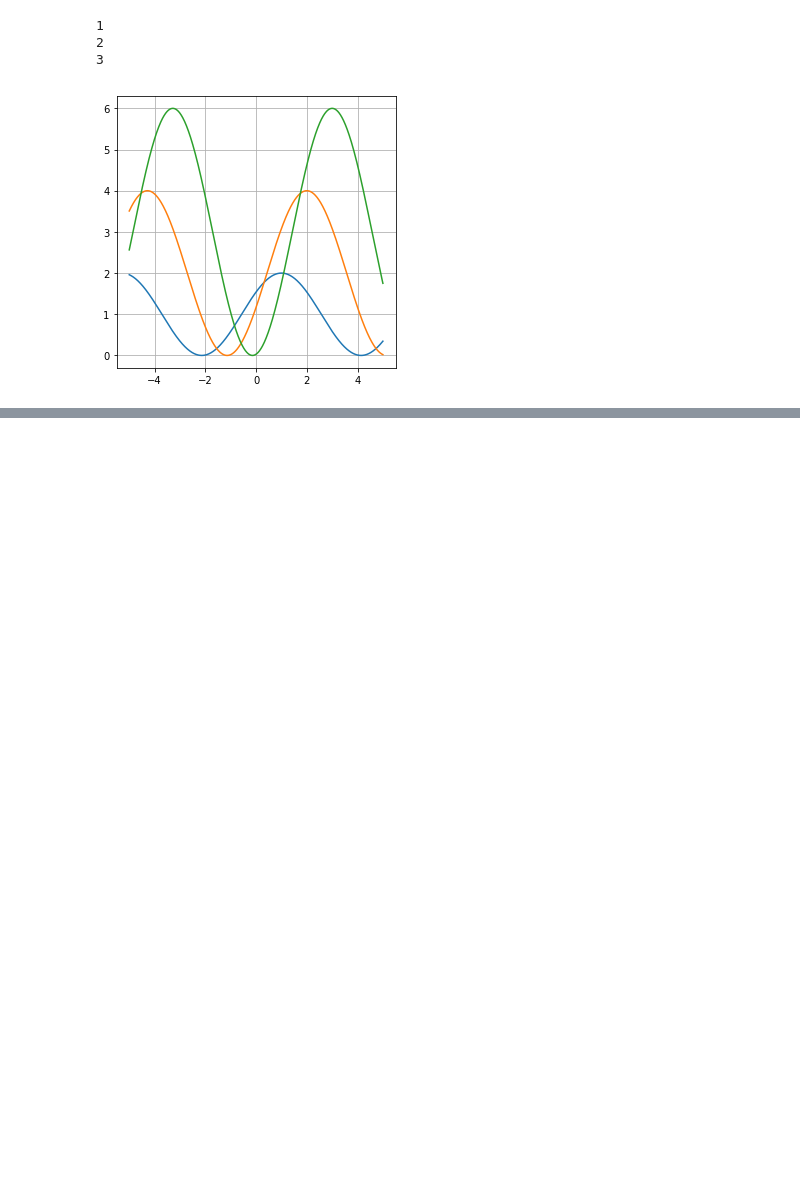
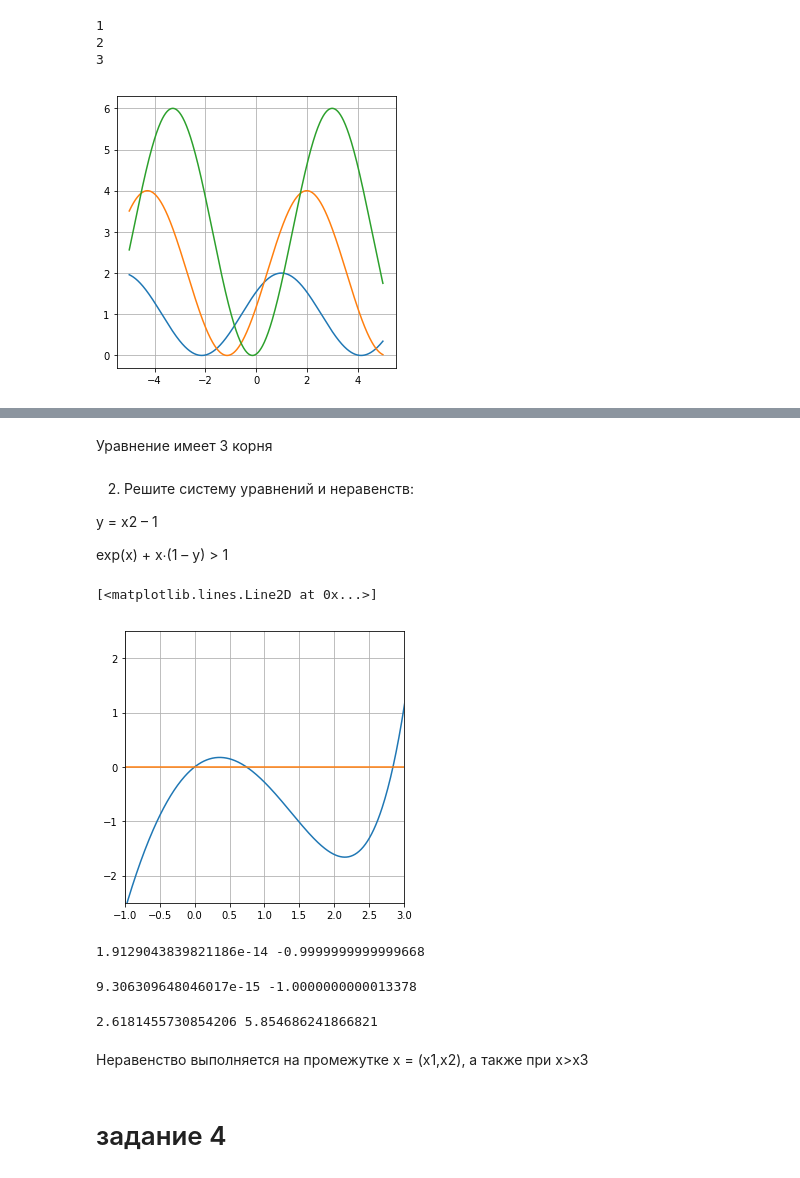
Before and after one commit to VadimSpb/MathForDC, a Jupyter notebook: hw03-04.ipynb, the cells around one changed output, grey strips where cells are left out. Saved outputs shown, nothing was run; the diff lists cells and outputs as text; code cells hidden in the pictures; blank space fills up the shorter version.

```diff
--- a/hw03-04.ipynb
+++ b/hw03-04.ipynb
@@ -24,0 +103,37 @@ for i in range(1, 4):
+# %% [markdown]
+Уравнение имеет 3 корня
+# %% [markdown]
+2)	Решите систему уравнений и неравенств:
+
+y = x2 – 1
+
+exp(x) + x∙(1 – y) > 1
+# %%
+x = np.linspace(-5, 5, 1000)
+plt.xlim(-1,3)
+plt.ylim(-2.5,2.5)
+plt.grid(True)
+plt.plot(x, (np.exp(x) + x*(1-2*x-1)-1))
+plt.plot(x, x*0)
+# %% [output]
+[<matplotlib.lines.Line2D at 0x...>]
+[figure, added]
+# %%
+x1,y1 = fsolve(equations, (-0.5, 0.5))
+print(x1, y1)
+# %% [output]
+1.9129043839821186e-14 -0.9999999999999668
+# %%
+x2,y2 = fsolve(equations, (0.5, 1))
+print(x2, y2)
+# %% [output]
+9.306309648046017e-15 -1.0000000000013378
+# %%
+x3,y3 = fsolve(equations, (2.5, 3))
+print(x3, y3)
+# %% [output]
+2.6181455730854206 5.854686241866821
+# %% [markdown]
+Неравенство выполняется на промежутке х = (х1,х2), а также при х>x3
+# %% [markdown]
+# задание 4
```
Also changed, not shown: parts of 33 cells of this notebook.
